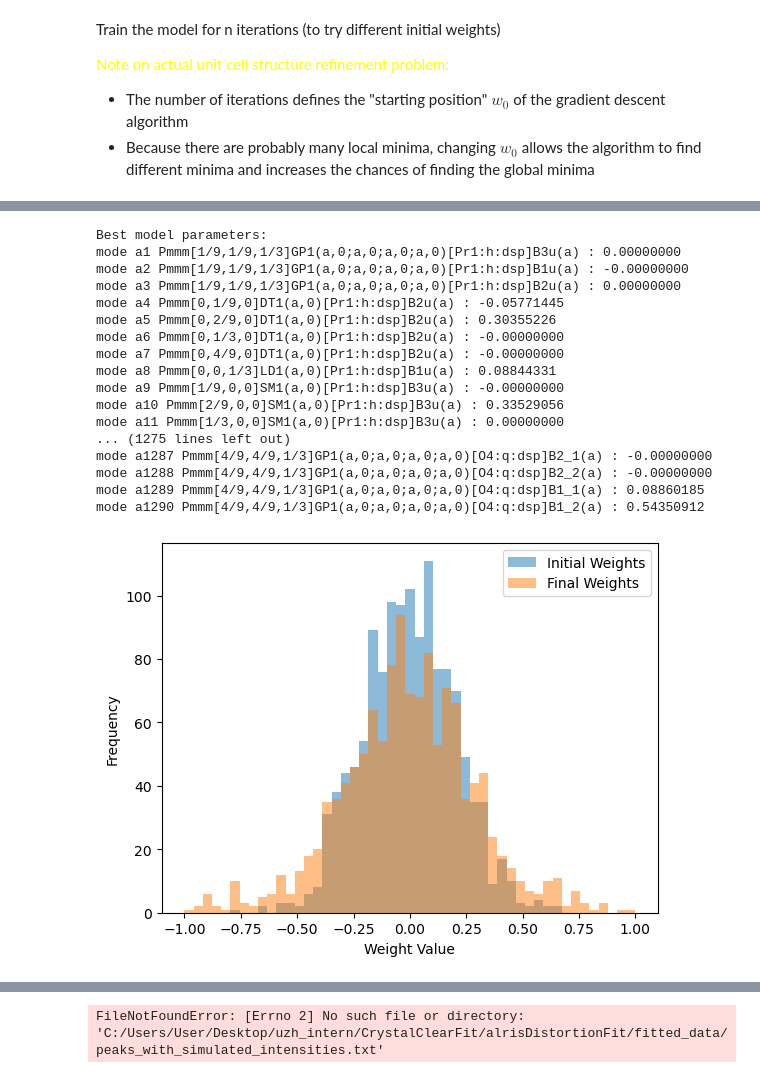
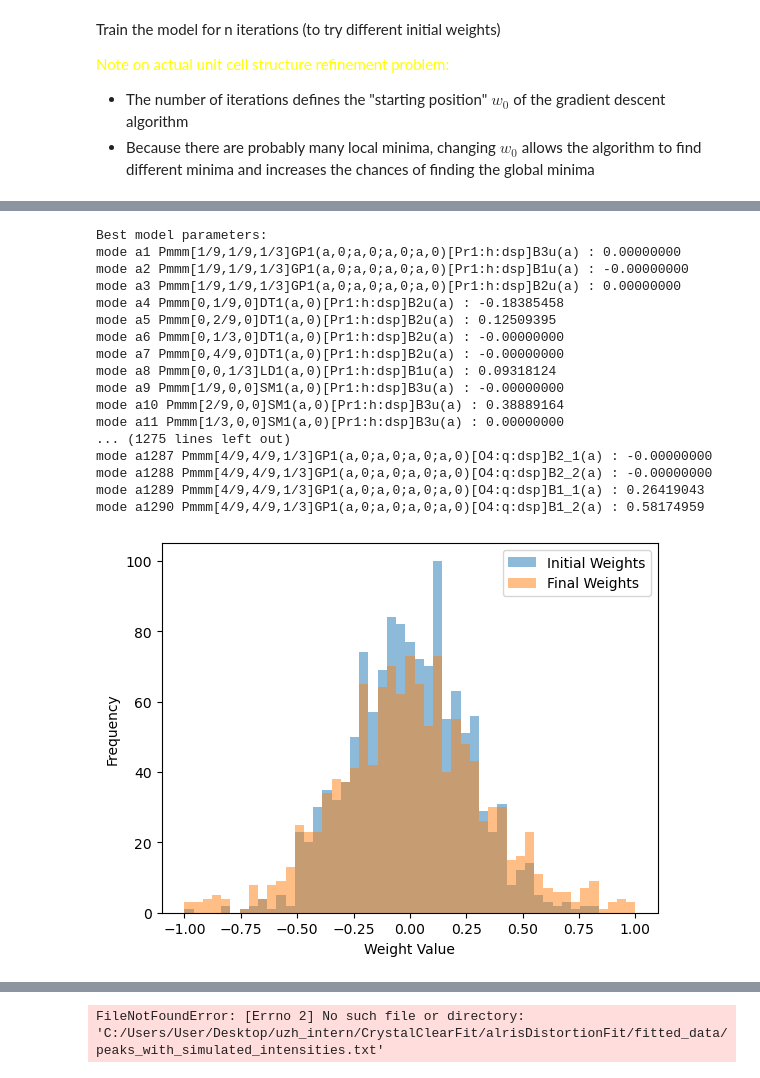
Before and after one commit to bleubreeymeow/alrisDistortionFit, a Jupyter notebook: PBCO/gradient_descent2.ipynb, the cells around one changed output, grey strips where cells are left out. Saved outputs shown, nothing was run; the diff lists cells and outputs as text; code cells hidden in the pictures.

```diff
--- a/PBCO/gradient_descent2.ipynb
+++ b/PBCO/gradient_descent2.ipynb
@@ -27,11 +27,11 @@ def log10(x):
   denominator = tf.math.log(tf.constant(10, dtype=numerator.dtype))
   return numerator / denominator
 # %%
-experimental_data = pd.read_csv('C:/Users/User/Desktop/uzh_intern/CrystalClearFit/alrisDistortionFit/PBCO/raw_data/LOGcombined_peaks.csv')
+experimental_data = pd.read_csv('C:/Users/User/Desktop/uzh_intern/alrisDistortionFit/PBCO/raw_data/LOGcombined_peaks.csv')
 hkl_list = experimental_data[["h", "k", "l"]].values.tolist()
 hkl_list = tf.convert_to_tensor(hkl_list, dtype=tf.float32)
 
-matrix = np.loadtxt('C:/Users/User/Desktop/uzh_intern/CrystalClearFit/alrisDistortionFit/PBCO/new_PBCO_fit/matrix.txt', dtype=np.float32)
+matrix = np.loadtxt('C:/Users/User/Desktop/uzh_intern/alrisDistortionFit/PBCO/new_PBCO_fit/matrix.txt', dtype=np.float32)
 matrix = tf.convert_to_tensor(matrix, dtype=tf.float32)
 # %% [markdown]
 Sample the "training data" (features and labels)
@@ -129,7 +129,8 @@ def fun_tf(hkl_list, pars, matrix):
     w = tf.constant(0.0004877332589381476, dtype=tf.float32)  # Debye-Waller factor
     qnorms = tf.norm(tf.cast(hkl_list, tf.float32), axis=1)
     intensity = intensity * tf.exp(- w * qnorms ** 2)  # Apply Debye-Waller factor
-
+    max_intensity = tf.reduce_max(intensity)
+    intensity = tf.where(intensity < max_intensity * 0.05, tf.zeros_like(intensity), intensity)  # Ensure no negative intensities
     #intensity = log10(intensity + 1)  # Convert to log10 scale
     sim_intensity = intensity / tf.reduce_max(intensity)  # Normalize to max intensity
     sim_intensity = sim_intensity / tf.reduce_sum(sim_intensity) * 60
@@ -149,7 +150,7 @@ class FunAsLayer(tf.keras.layers.Layer):
         self.matrix = matrix
 
     def build(self, input_shape):
-        self.param = self.add_weight(name='param', shape=(1290,), initializer=tf.keras.initializers.RandomNormal(mean=0.0, stddev=0.2, seed=1), trainable=True)
+        self.param = self.add_weight(name='param', shape=(1290,), initializer=tf.keras.initializers.RandomNormal(mean=0.0, stddev=0.25, seed=1), trainable=True)
         super().build(input_shape)
 
     def call(self, inputs):
@@ -208,7 +209,7 @@ class WeightedMeanSquaredError(tf.keras.losses.Loss):
 # Define the custom metric function
 def r_factor_metric(y_true, y_pred):
     labels = y_true
-    return tf.reduce_sum(tf.abs(labels - y_pred)) / tf.reduce_sum(labels)
+    return tf.reduce_sum(tf.abs(labels - y_pred)) / tf.reduce_sum(tf.abs(labels))
 # %% [markdown]
 Train the model for n iterations (to try different initial weights)
 
@@ -348,5 +358,5 @@ min loss: 0.08238760381937027
 # %%
-mode_names = pd.read_csv('C:/Users/User/Desktop/uzh_intern/CrystalClearFit/alrisDistortionFit/PBCO/new_PBCO_fit/displacivemode_names.txt' , delim_whitespace=True, header=None)
+mode_names = pd.read_csv('C:/Users/User/Desktop/uzh_intern/alrisDistortionFit/PBCO/new_PBCO_fit/displacivemode_names.txt' , delim_whitespace=True, header=None)
 mode_names = mode_names.values.tolist()
 mode_names = pd.DataFrame(mode_names)
 
@@ -354,34 +364,34 @@ max_mode_amps = np.array([5.6,6.36,5.6,11.19,11.19,12.73,11.19,12.73,11.19,11.19
 
 # Print the best model parameters
 print("Best model parameters:")
 for i, par in enumerate(best_model_pars):
     print(f"mode a{i+1} {mode_names.iloc[i, 1]} : {par.numpy()/max_mode_amps[i]:.8f}")
 
 plt.hist(initial_weights, bins=np.linspace(-1 , 1 , 50), alpha=0.5, label='Initial Weights')
 plt.hist(final_weights, bins=np.linspace(-1 , 1 , 50), alpha=0.5, label='Final Weights')
 plt.xlabel('Weight Value')
 plt.ylabel('Frequency')
 plt.legend()
 plt.show()
 # %% [output]
 Best model parameters:
 mode a1 Pmmm[1/9,1/9,1/3]GP1(a,0;a,0;a,0;a,0)[Pr1:h:dsp]B3u(a) : 0.00000000
 mode a2 Pmmm[1/9,1/9,1/3]GP1(a,0;a,0;a,0;a,0)[Pr1:h:dsp]B1u(a) : -0.00000000
 mode a3 Pmmm[1/9,1/9,1/3]GP1(a,0;a,0;a,0;a,0)[Pr1:h:dsp]B2u(a) : 0.00000000
-mode a4 Pmmm[0,1/9,0]DT1(a,0)[Pr1:h:dsp]B2u(a) : -0.05771445
-mode a5 Pmmm[0,2/9,0]DT1(a,0)[Pr1:h:dsp]B2u(a) : 0.30355226
+mode a4 Pmmm[0,1/9,0]DT1(a,0)[Pr1:h:dsp]B2u(a) : -0.18385458
+mode a5 Pmmm[0,2/9,0]DT1(a,0)[Pr1:h:dsp]B2u(a) : 0.12509395
 mode a6 Pmmm[0,1/3,0]DT1(a,0)[Pr1:h:dsp]B2u(a) : -0.00000000
 mode a7 Pmmm[0,4/9,0]DT1(a,0)[Pr1:h:dsp]B2u(a) : -0.00000000
-mode a8 Pmmm[0,0,1/3]LD1(a,0)[Pr1:h:dsp]B1u(a) : 0.08844331
+mode a8 Pmmm[0,0,1/3]LD1(a,0)[Pr1:h:dsp]B1u(a) : 0.09318124
 mode a9 Pmmm[1/9,0,0]SM1(a,0)[Pr1:h:dsp]B3u(a) : -0.00000000
-mode a10 Pmmm[2/9,0,0]SM1(a,0)[Pr1:h:dsp]B3u(a) : 0.33529056
+mode a10 Pmmm[2/9,0,0]SM1(a,0)[Pr1:h:dsp]B3u(a) : 0.38889164
 mode a11 Pmmm[1/3,0,0]SM1(a,0)[Pr1:h:dsp]B3u(a) : 0.00000000
 ... (1275 lines left out)
 mode a1287 Pmmm[4/9,4/9,1/3]GP1(a,0;a,0;a,0;a,0)[O4:q:dsp]B2_1(a) : -0.00000000
 mode a1288 Pmmm[4/9,4/9,1/3]GP1(a,0;a,0;a,0;a,0)[O4:q:dsp]B2_2(a) : -0.00000000
-mode a1289 Pmmm[4/9,4/9,1/3]GP1(a,0;a,0;a,0;a,0)[O4:q:dsp]B1_1(a) : 0.08860185
-mode a1290 Pmmm[4/9,4/9,1/3]GP1(a,0;a,0;a,0;a,0)[O4:q:dsp]B1_2(a) : 0.54350912
+mode a1289 Pmmm[4/9,4/9,1/3]GP1(a,0;a,0;a,0;a,0)[O4:q:dsp]B1_1(a) : 0.26419043
+mode a1290 Pmmm[4/9,4/9,1/3]GP1(a,0;a,0;a,0;a,0)[O4:q:dsp]B1_2(a) : 0.58174959
-[figure, old version]
+[figure, new version]
 # %%
 
 def alris_r_factor(data):
```
Also changed, not shown: parts of 4 cells of this notebook, 8 other files.
